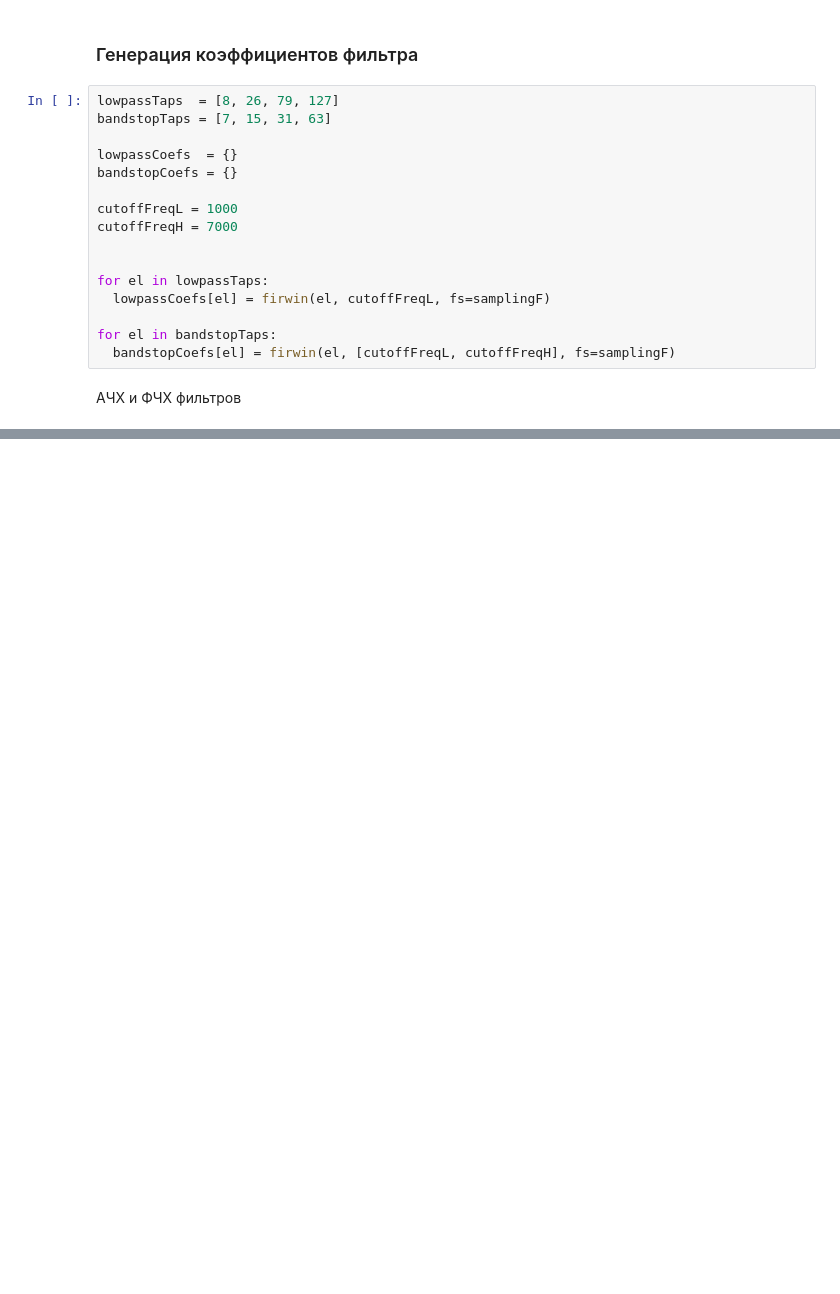
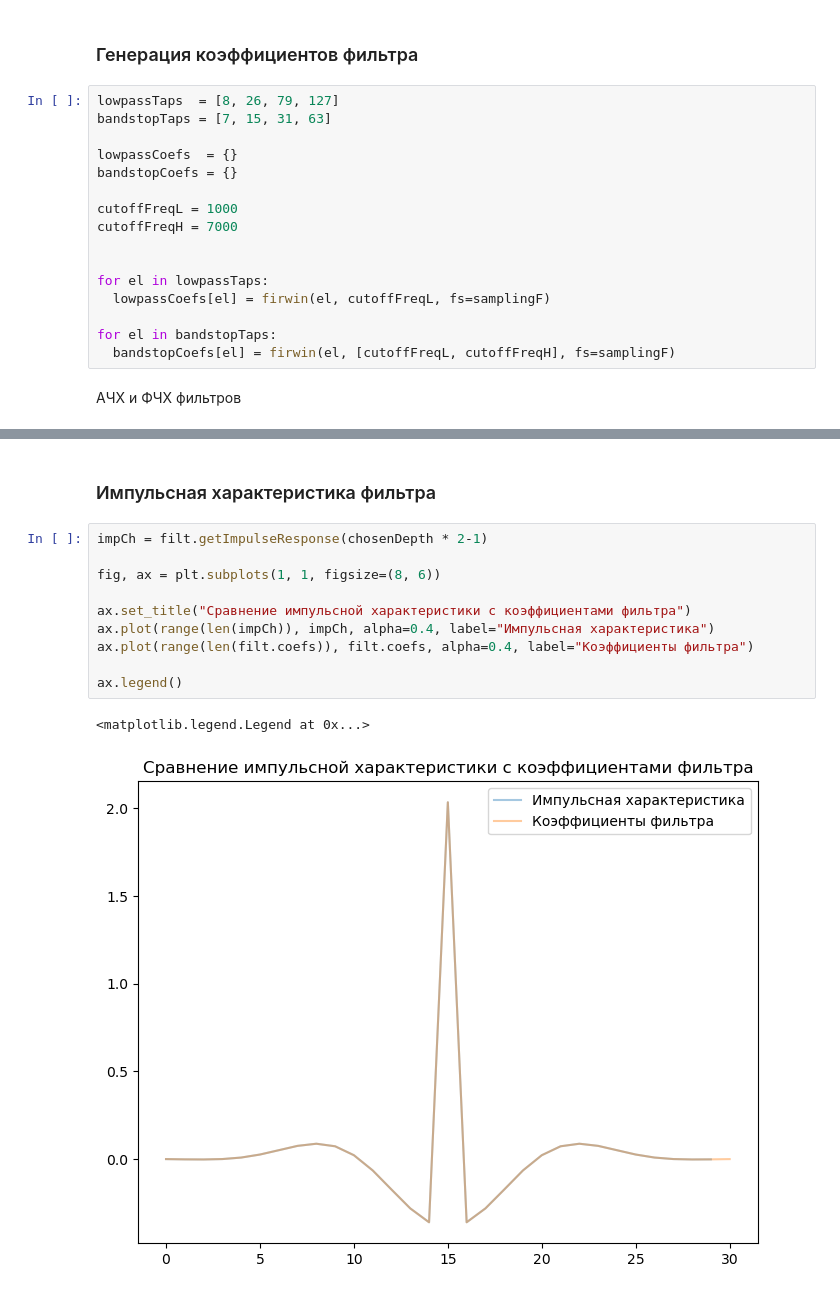
Before and after one commit to Otkuda/rtl-fir-filter, a Jupyter notebook: model/plots.ipynb, the cells around one changed output, grey strips where cells are left out. Cells and saved outputs as stored; diff of their text form; blank space fills up the shorter version.

```diff
--- a/model/plots.ipynb
+++ b/model/plots.ipynb
@@ -142,0 +161,15 @@ ValueError: x and y must have same first dimension, but have shapes (2048,) and
+# %% [markdown]
+### Импульсная характеристика фильтра
+# %%
+impCh = filt.getImpulseResponse(chosenDepth * 2-1)
+
+fig, ax = plt.subplots(1, 1, figsize=(8, 6))
+
+ax.set_title("Сравнение импульсной характеристики с коэффициентами фильтра")
+ax.plot(range(len(impCh)), impCh, alpha=0.4, label="Импульсная характеристика")
+ax.plot(range(len(filt.coefs)), filt.coefs, alpha=0.4, label="Коэффициенты фильтра")
+
+ax.legend()
+# %% [output]
+<matplotlib.legend.Legend at 0x...>
+[figure, added]
```
Also changed, not shown: parts of 11 cells of this notebook, 1 other file.
